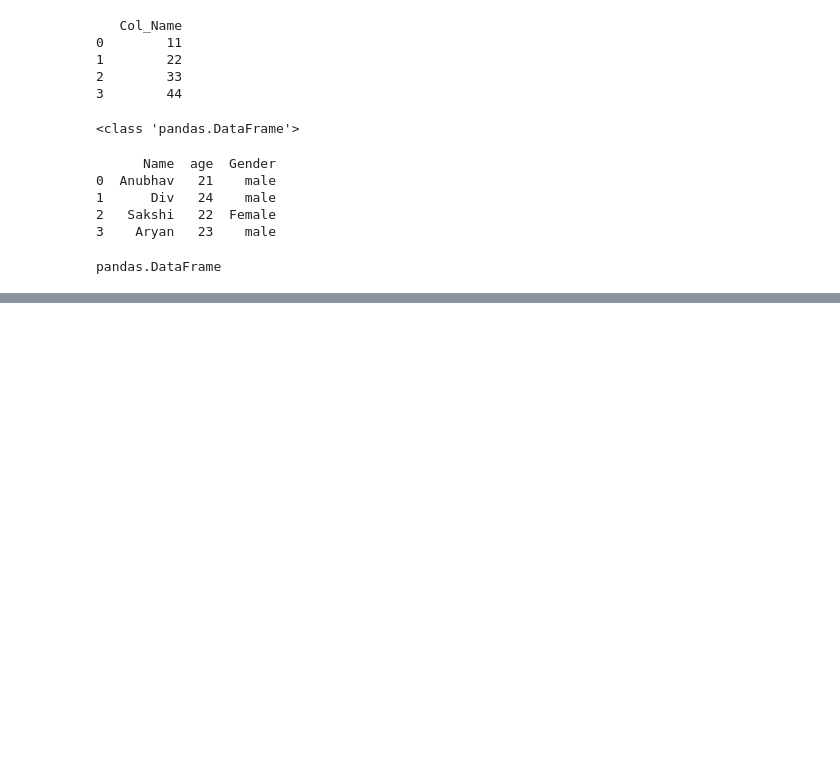
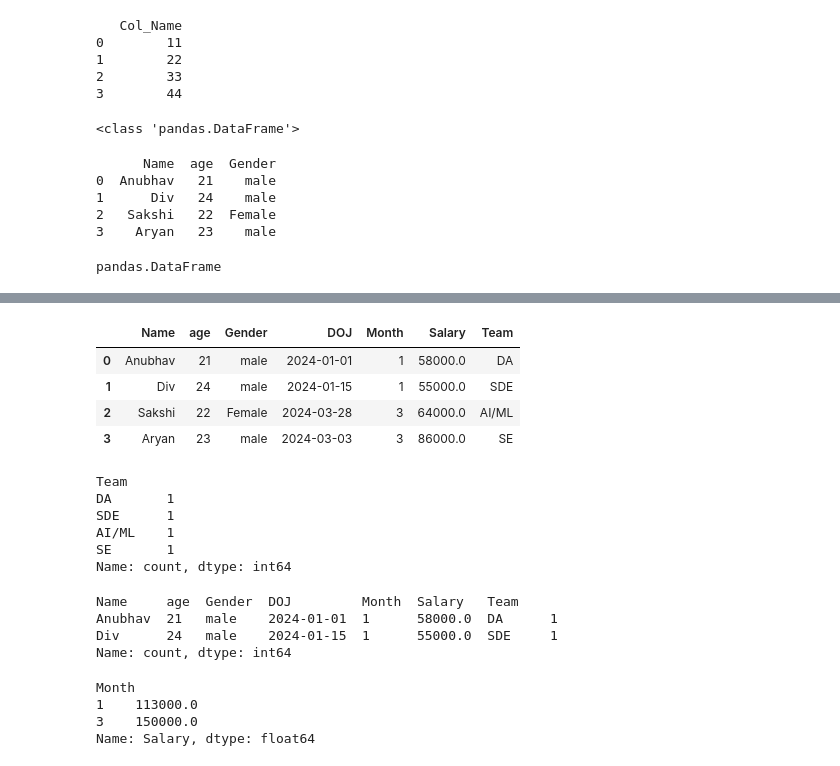
Before and after one commit to actionxbar-14/Data_Analytics, a Jupyter notebook: Pandas/Basic/Practice/one_shot.ipynb, the cells around one changed output, grey strips where cells are left out. Cells and saved outputs as stored; diff of their text form; code cells hidden in the pictures; blank space fills up the shorter version.

```diff
--- a/Pandas/Basic/Practice/one_shot.ipynb
+++ b/Pandas/Basic/Practice/one_shot.ipynb
@@ -454,0 +387,3 @@ df.sort_values('Monthly_Salary' , ascending = False)
+# %%
+df = df.drop('Salary'  , axis = 1)
+df
@@ -454,0 +396,3 @@ df.sort_values('Monthly_Salary' , ascending = False)
+# %%
+df['Salary'] = [58000 , 55000 , 64000 , 86000]
+df
@@ -454,0 +405,5 @@ df.sort_values('Monthly_Salary' , ascending = False)
+# %%
+
+import numpy as np
+df.loc[df.Name == 'Anubhav' , 'Salary'] = np.nan
+df
@@ -454,0 +454,3 @@ df.sort_values('Monthly_Salary' , ascending = False)
+# %%
+df.loc[df.Name == 'Anubhav' , 'Salary'] = 58000
+df
@@ -455 +463,10 @@ df.sort_values('Monthly_Salary' , ascending = False)
+# %%
+df['Team'] = ['DA' , 'SDE',  'AI/ML' , 'SE']
+df
+# %% [output]
+|  | Name | age | Gender | DOJ | Month | Salary | Team |
+| 0 | Anubhav | 21 | male | 2024-01-01 | 1 | 58000.0 | DA |
+| 1 | Div | 24 | male | 2024-01-15 | 1 | 55000.0 | SDE |
+| 2 | Sakshi | 22 | Female | 2024-03-28 | 3 | 64000.0 | AI/ML |
+| 3 | Aryan | 23 | male | 2024-03-03 | 3 | 86000.0 | SE |
 # %%
@@ -456,0 +474,16 @@ df.sort_values('Monthly_Salary' , ascending = False)
+# %%
+df['Team'].value_counts()  #--> checking how many employees are there in each Team.
+# %% [output]
+Team
+DA       1
+SDE      1
+AI/ML    1
+SE       1
+Name: count, dtype: int64
+# %%
+df[ df['Month'] == 1 ].value_counts()   #--> only month == 1 se related employees.
+# %% [output]
+Name     age  Gender  DOJ         Month  Salary   Team
+Anubhav  21   male    2024-01-01  1      58000.0  DA      1
+Div      24   male    2024-01-15  1      55000.0  SDE     1
+Name: count, dtype: int64
@@ -456,0 +492,7 @@ df.sort_values('Monthly_Salary' , ascending = False)
+# %%
+df.groupby('Month')['Salary'].sum()
+# %% [output]
+Month
+1    113000.0
+3    150000.0
+Name: Salary, dtype: float64
```
Also changed, not shown: parts of 93 cells of this notebook.
